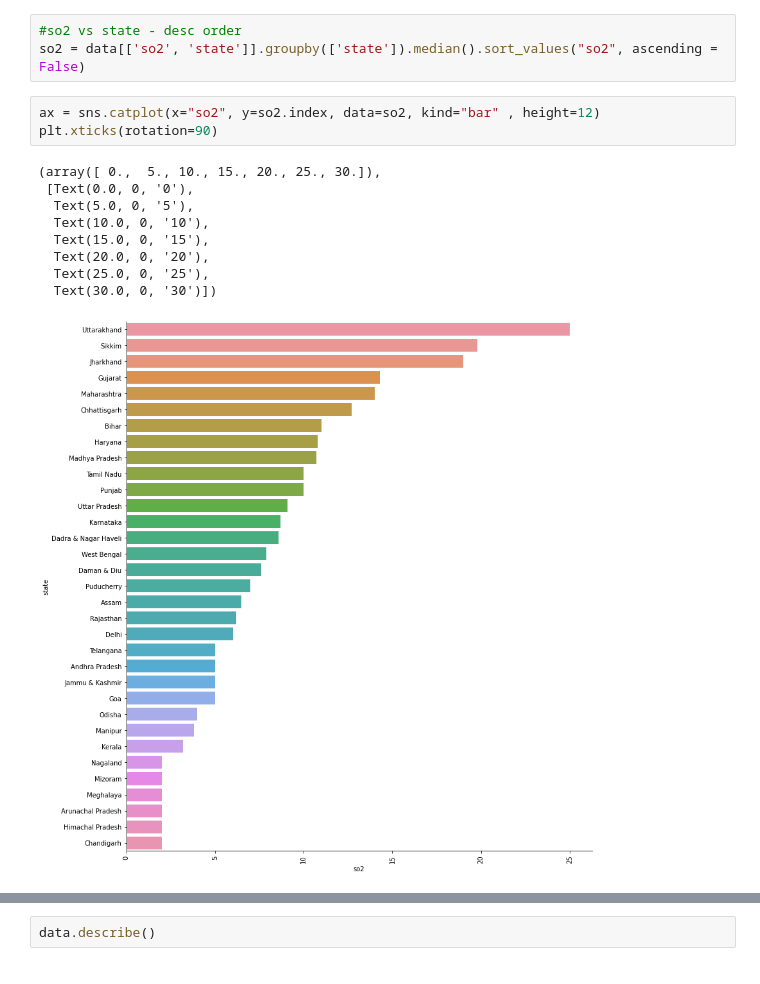
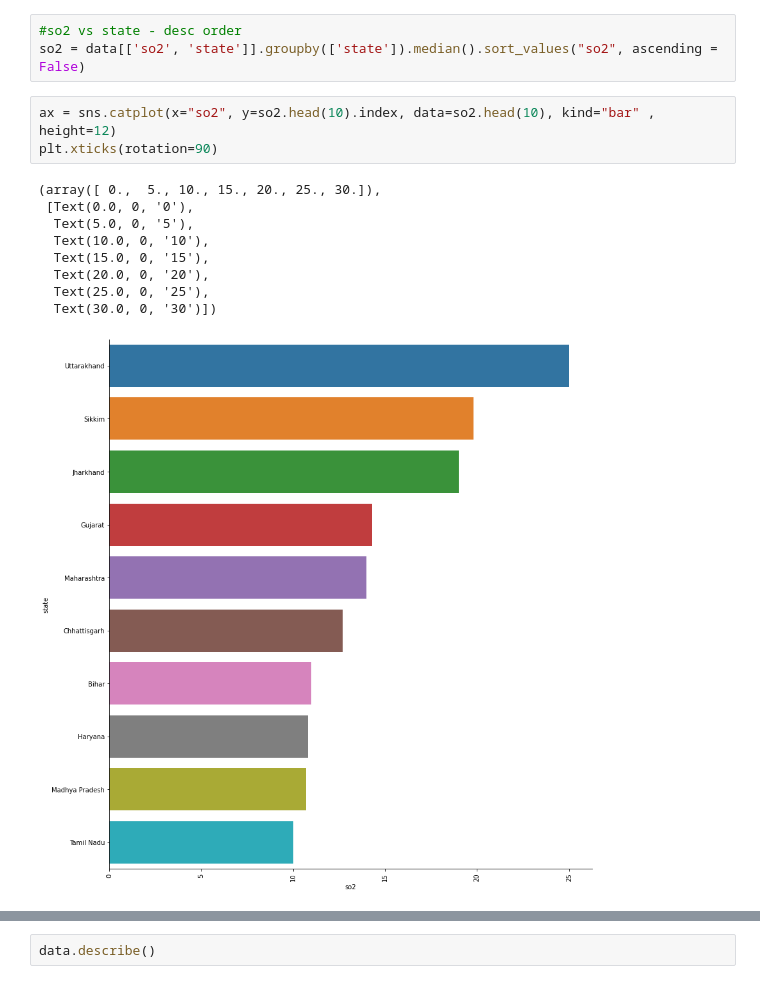
Before and after one commit to hd1801/AQI-Data-Analysis-Project, a Jupyter notebook: AQI.ipynb, the cells around one changed output, grey strips where cells are left out. Drawn from its saved outputs; the diff is of its cells as text.

```diff
--- a/AQI.ipynb
+++ b/AQI.ipynb
@@ -285,17 +285,17 @@ data.describe()
 #so2 vs state - desc order
 so2 = data[['so2', 'state']].groupby(['state']).median().sort_values("so2", ascending = False)
 # %%
-ax = sns.catplot(x="so2", y=so2.index, data=so2, kind="bar" , height=12)
+ax = sns.catplot(x="so2", y=so2.head(10).index, data=so2.head(10), kind="bar" , height=12)
 plt.xticks(rotation=90)
 # %% [output]
 (array([ 0.,  5., 10., 15., 20., 25., 30.]),
  [Text(0.0, 0, '0'),
   Text(5.0, 0, '5'),
   Text(10.0, 0, '10'),
   Text(15.0, 0, '15'),
   Text(20.0, 0, '20'),
   Text(25.0, 0, '25'),
   Text(30.0, 0, '30')])
-[figure, old version]
+[figure, new version]
 # %%
 no2 = data[['no2', 'state']].groupby(['state']).median().sort_values("no2", ascending = False)
```
Also changed, not shown: parts of 8 cells of this notebook.
